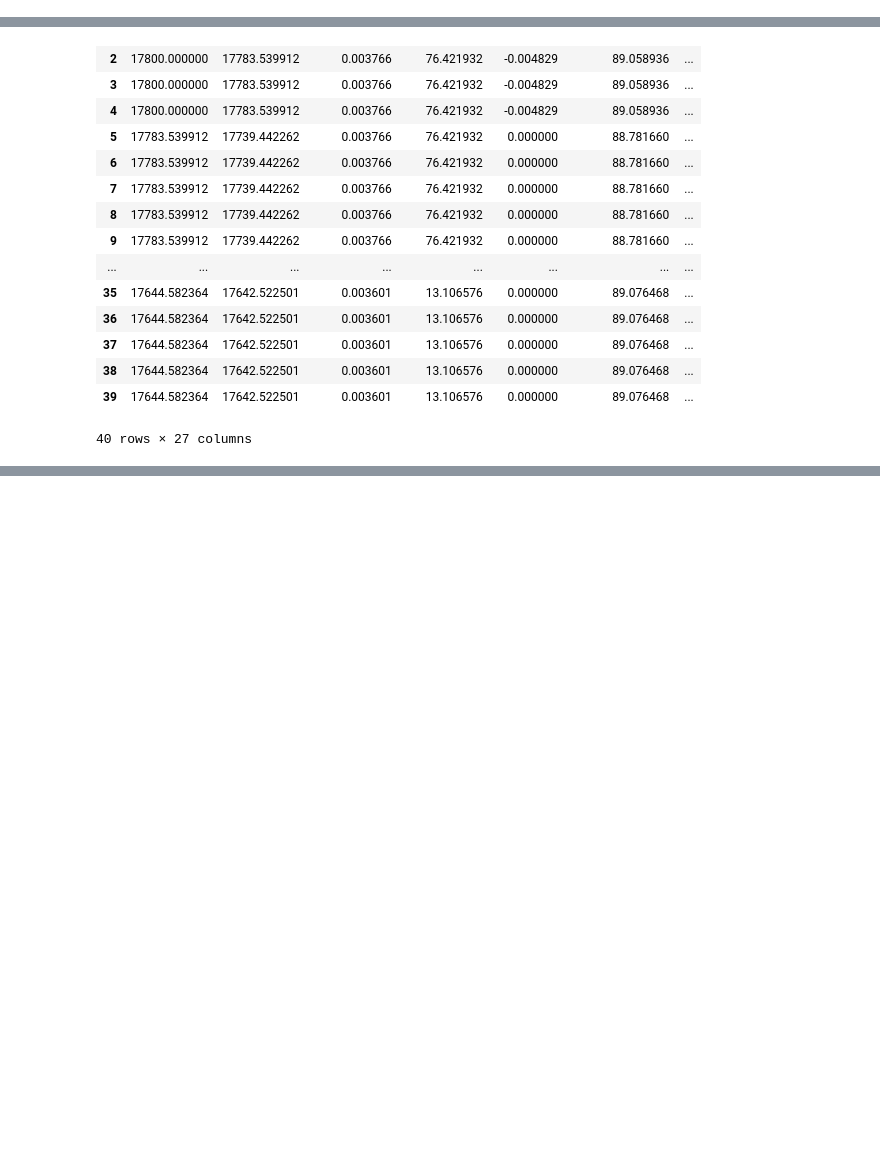
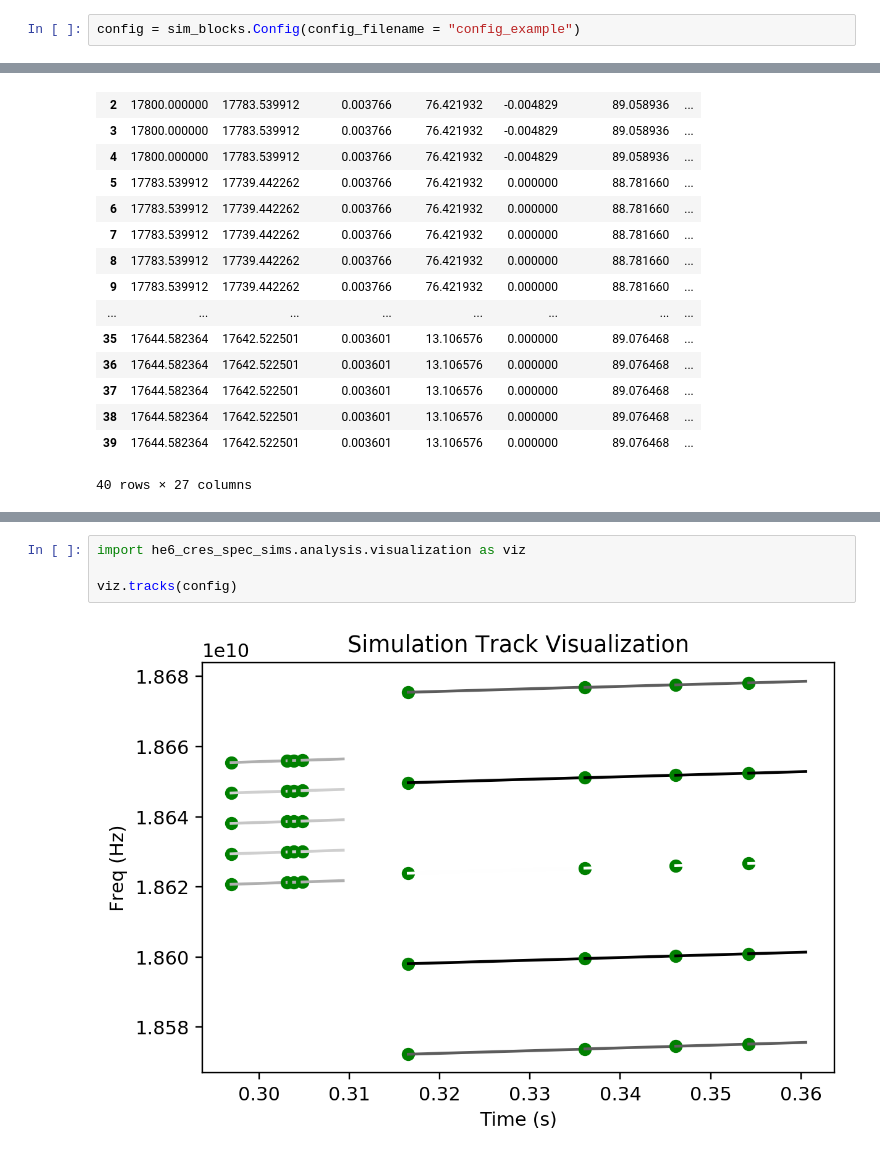
Before and after one commit to drewbyron/he6-cres-spec-sims, a Jupyter notebook: simulation_dev.ipynb, the cells around one changed output, grey strips where cells are left out. Cells and saved outputs as stored; diff of their text form; blank space fills up the shorter version.

```diff
--- a/simulation_dev.ipynb
+++ b/simulation_dev.ipynb
@@ -98,0 +101,2 @@ import he6_cres_spec_sims.simulation as sim
+# %%
+config = sim_blocks.Config(config_filename = "config_example")
@@ -183,0 +217,6 @@ simulation.read_saved_df("trackbuilder_tracks_df")
+# %%
+import he6_cres_spec_sims.analysis.visualization as viz
+
+viz.tracks(config)
+# %% [output]
+[figure, added]
```
Also changed, not shown: parts of 6 cells of this notebook, 33 other files.
